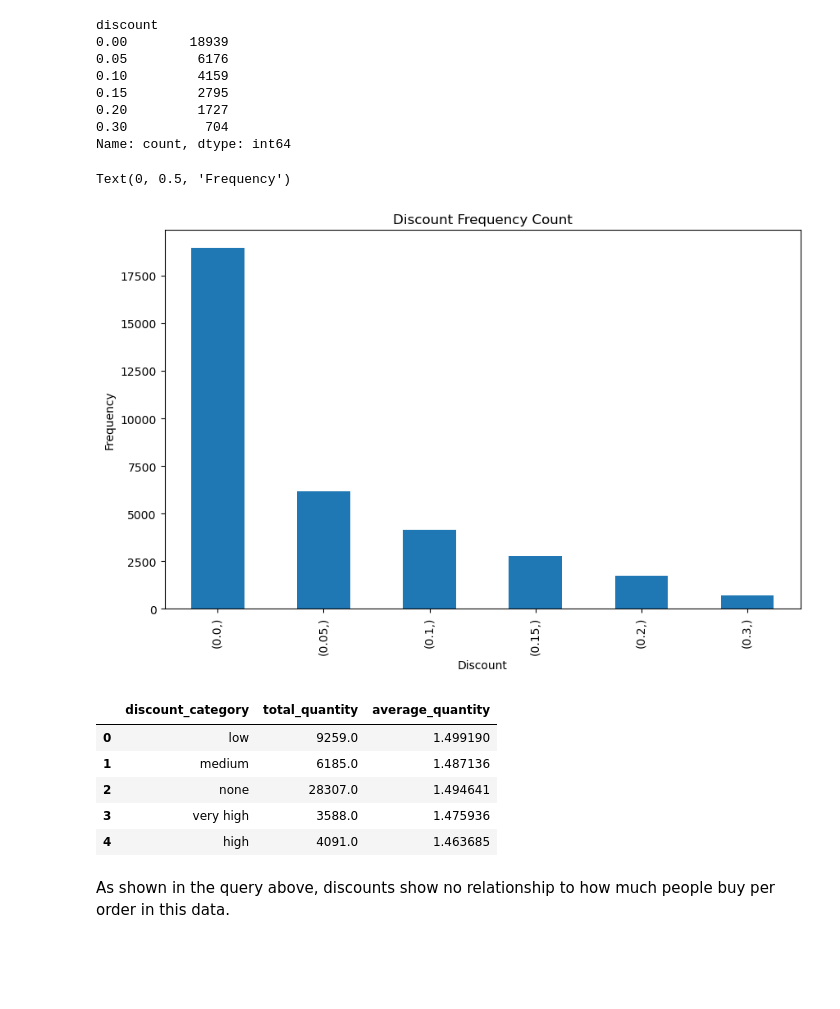
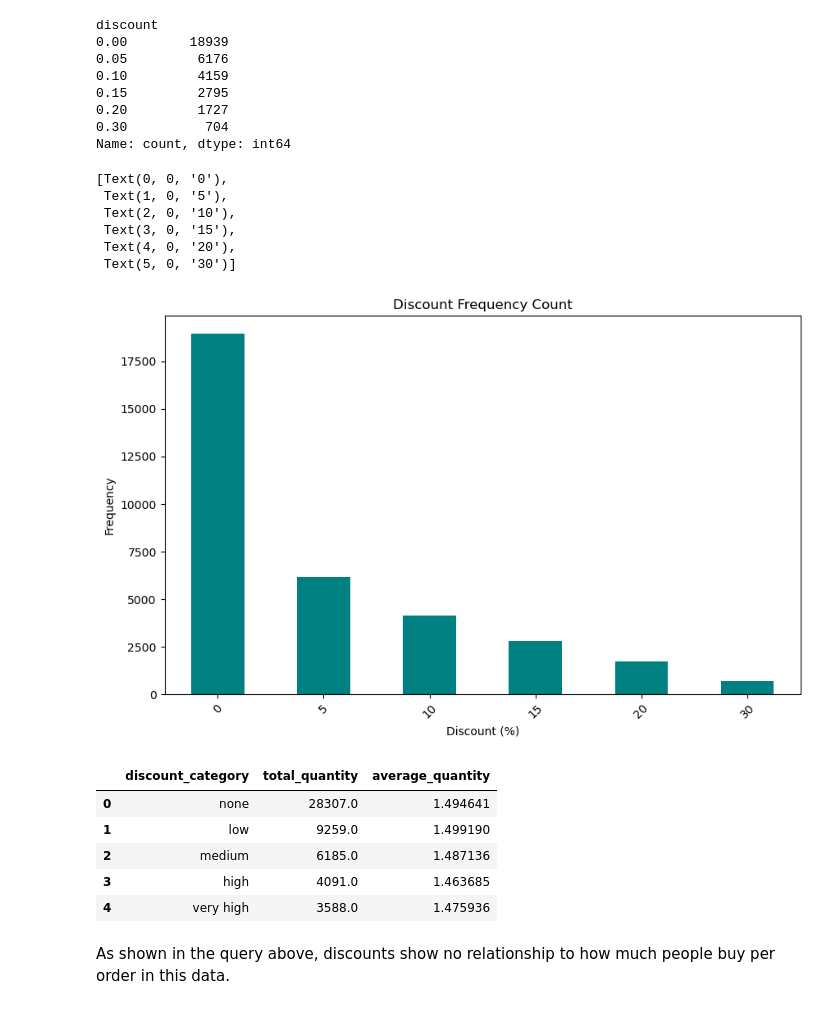
Before and after one commit to t-primero/e-commerce-analysis, a Jupyter notebook: ecommerce_analysis.ipynb, the cells around one changed output. Drawn from its saved outputs; the diff is of its cells as text; code cells hidden in the pictures; blank space fills up the shorter version.

```diff
--- a/ecommerce_analysis.ipynb
+++ b/ecommerce_analysis.ipynb
@@ -317,16 +300,23 @@ discount
 Name: count, dtype: int64
 # %%
 fig, ax = plt.subplots(figsize=(10, 6))
-df2.value_counts().plot(kind='bar', ax=ax)
+df2.value_counts().plot(kind='bar', ax=ax, color='teal')
 ax.set_title('Discount Frequency Count')
-ax.set_xlabel('Discount')
+ax.set_xlabel('Discount (%)')
 ax.set_ylabel('Frequency')
+# change frequency labels per category
+ax.set_xticklabels(['0', '5', '10', '15', '20', '30'], rotation=45)
 
 # Looking at this count data, I will group to the following categorical values
 # none = 0.0, low = 0.05, medium = .1, high = .15 and very high = .2, and .3
 # %% [output]
-Text(0, 0.5, 'Frequency')
+[Text(0, 0, '0'),
+ Text(1, 0, '5'),
+ Text(2, 0, '10'),
+ Text(3, 0, '15'),
+ Text(4, 0, '20'),
+ Text(5, 0, '30')]
-[figure, old version]
+[figure, new version]
 # %%
 con.sql("""
 WITH discount_categories AS (
@@ -348,14 +338,15 @@ WITH discount_categories AS (
         AVG(quantity) as average_quantity
     FROM discount_categories
     GROUP BY discount_category
+    ORDER BY MIN(discount)
 """).df()
 # %% [output]
 |  | discount_category | total_quantity | average_quantity |
-| 0 | low | 9259.0 | 1.499190 |
-| 1 | medium | 6185.0 | 1.487136 |
-| 2 | none | 28307.0 | 1.494641 |
-| 3 | very high | 3588.0 | 1.475936 |
-| 4 | high | 4091.0 | 1.463685 |
+| 0 | none | 28307.0 | 1.494641 |
+| 1 | low | 9259.0 | 1.499190 |
+| 2 | medium | 6185.0 | 1.487136 |
+| 3 | high | 4091.0 | 1.463685 |
+| 4 | very high | 3588.0 | 1.475936 |
 # %% [markdown]
 As shown in the query above, discounts show no relationship to how much people buy per order in this data.
 # %%
```
Also changed, not shown: parts of 6 cells of this notebook.
